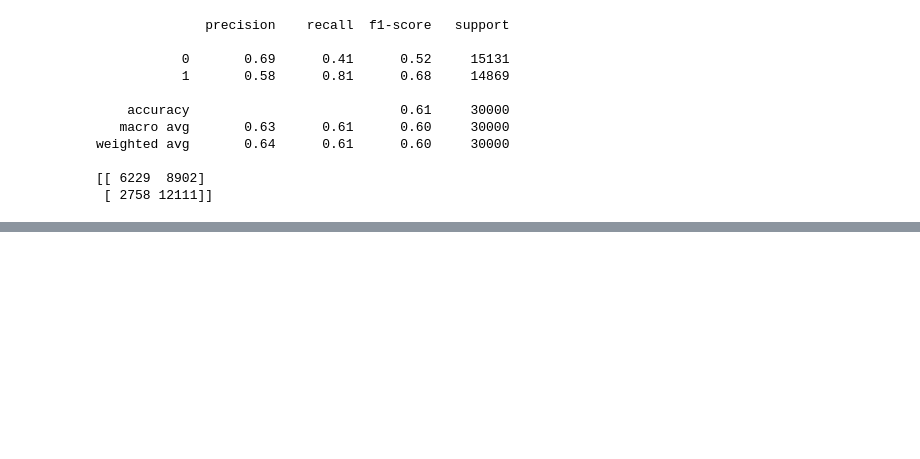
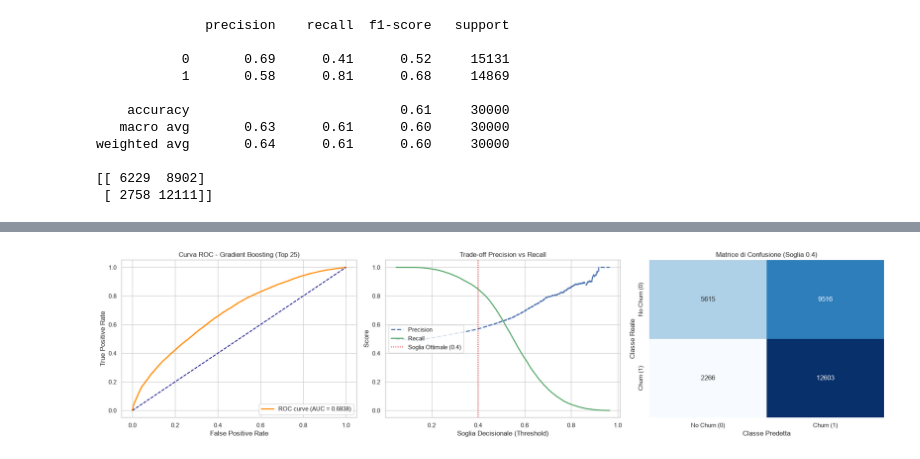
Before and after one commit to meddesara98-ctrl/SDG_Project, a Jupyter notebook: notebook.ipynb, the cells around one changed output, grey strips where cells are left out. Saved outputs shown, nothing was run; the diff lists cells and outputs as text; code cells hidden in the pictures; blank space fills up the shorter version.

```diff
--- a/notebook.ipynb
+++ b/notebook.ipynb
@@ -502,0 +972,42 @@ weighted avg       0.64      0.61      0.60     30000
+# %%
+import matplotlib.pyplot as plt
+import seaborn as sns
+from sklearn.metrics import roc_curve, precision_recall_curve, confusion_matrix, roc_auc_score, f1_score, precision_score, recall_score
+
+# Configurazione stile grafico
+sns.set_theme(style='whitegrid')
+fig, axes = plt.subplots(1, 3, figsize=(20, 5))
+
+# 1. Curva ROC
+fpr, tpr, _ = roc_curve(y_test, y_proba_top)
+auc_score_val = roc_auc_score(y_test, y_proba_top)
+axes[0].plot(fpr, tpr, color='darkorange', lw=2, label=f'ROC curve (AUC = {auc_score_val:.4f})')
+axes[0].plot([0, 1], [0, 1], color='navy', lw=1.5, linestyle='--')
+axes[0].set_xlabel('False Positive Rate')
+axes[0].set_ylabel('True Positive Rate')
+axes[0].set_title('Curva ROC - Gradient Boosting (Top 25)')
+axes[0].legend(loc='lower right')
+
+# 2. Curva Precision-Recall
+precisions, recalls, thresholds = precision_recall_curve(y_test, y_proba_top)
+axes[1].plot(thresholds, precisions[:-1], 'b--', label='Precision', lw=2)
+axes[1].plot(thresholds, recalls[:-1], 'g-', label='Recall', lw=2)
+axes[1].axvline(x=0.4, color='red', linestyle=':', label='Soglia Ottimale (0.4)')
+axes[1].set_xlabel('Soglia Decisionale (Threshold)')
+axes[1].set_ylabel('Score')
+axes[1].set_title('Trade-off Precision vs Recall')
+axes[1].legend(loc='center left')
+
+# 3. Heatmap Matrice di Confusione (Soglia 0.40)
+cm = confusion_matrix(y_test, y_pred_top_40)
+sns.heatmap(cm, annot=True, fmt='d', cmap='Blues', ax=axes[2], cbar=False,
+            xticklabels=['No Churn (0)', 'Churn (1)'],
+            yticklabels=['No Churn (0)', 'Churn (1)'])
+axes[2].set_xlabel('Classe Predetta')
+axes[2].set_ylabel('Classe Reale')
+axes[2].set_title('Matrice di Confusione (Soglia 0.4)')
+
+plt.tight_layout()
+plt.show()
+# %% [output]
+[figure, added]
```
Also changed, not shown: parts of 21 cells of this notebook.
